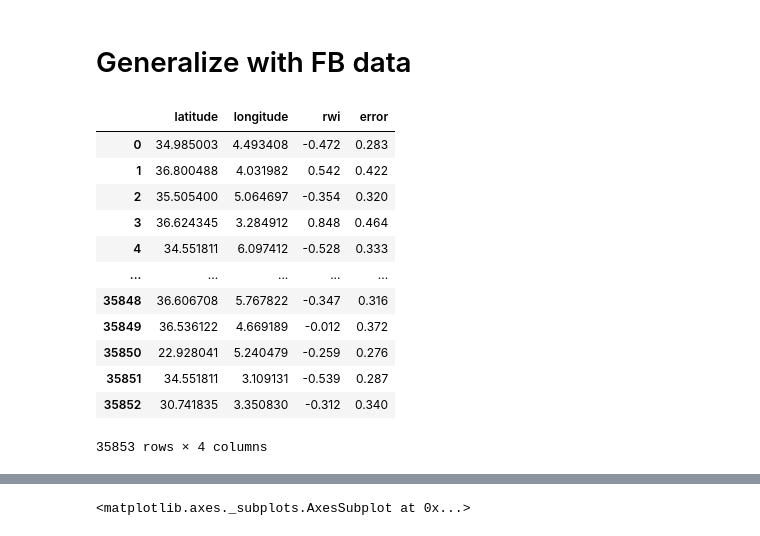
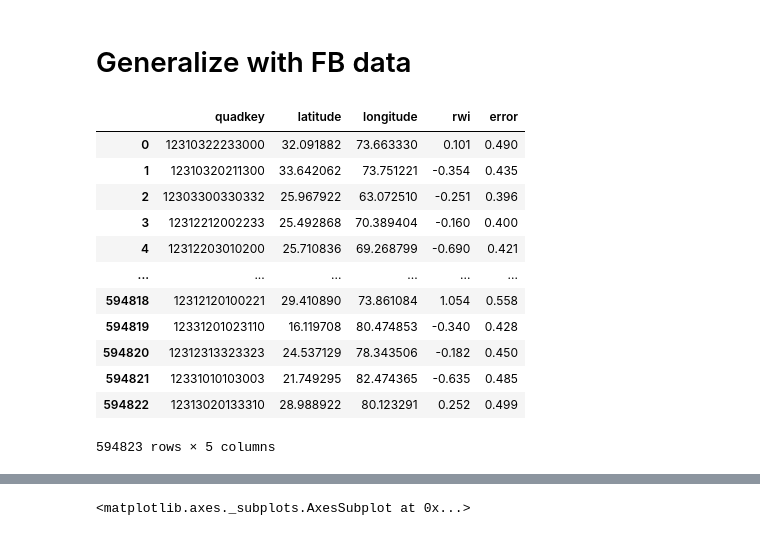
Before and after one commit to rosemaryturtle/FB-BingTiles, a Jupyter notebook: BingTiles.ipynb, the cells around one changed output, grey strips where cells are left out. Cells and saved outputs as stored; diff of their text form; code cells hidden in the pictures.

```diff
--- a/BingTiles.ipynb
+++ b/BingTiles.ipynb
@@ -128,19 +115,20 @@ POLYGON ((-51.467697 -180, -51.481383 -180, -51.481383 -179.978027, -51.467697 -
 # %% [markdown]
 # Generalize with FB data
 # %%
-fb_windex = pd.read_csv('dza_relative_wealth_index.csv')
+fb_windex = pd.read_csv('IND_PAK_relative_wealth_index.csv')
 fb_windex
+# change file to the one with quadkeys
 # %% [output]
-|  | latitude | longitude | rwi | error |
-| 0 | 34.985003 | 4.493408 | -0.472 | 0.283 |
-| 1 | 36.800488 | 4.031982 | 0.542 | 0.422 |
-| 2 | 35.505400 | 5.064697 | -0.354 | 0.320 |
-| 3 | 36.624345 | 3.284912 | 0.848 | 0.464 |
-| 4 | 34.551811 | 6.097412 | -0.528 | 0.333 |
-| ... | ... | ... | ... | ... |
-| 35848 | 36.606708 | 5.767822 | -0.347 | 0.316 |
-| 35849 | 36.536122 | 4.669189 | -0.012 | 0.372 |
-| 35850 | 22.928041 | 5.240479 | -0.259 | 0.276 |
-| 35851 | 34.551811 | 3.109131 | -0.539 | 0.287 |
-| 35852 | 30.741835 | 3.350830 | -0.312 | 0.340 |
+|  | quadkey | latitude | longitude | rwi | error |
+| 0 | 12310322233000 | 32.091882 | 73.663330 | 0.101 | 0.490 |
+| 1 | 12310320211300 | 33.642062 | 73.751221 | -0.354 | 0.435 |
+| 2 | 12303300330332 | 25.967922 | 63.072510 | -0.251 | 0.396 |
+| 3 | 12312212002233 | 25.492868 | 70.389404 | -0.160 | 0.400 |
+| 4 | 12312203010200 | 25.710836 | 69.268799 | -0.690 | 0.421 |
+| ... | ... | ... | ... | ... | ... |
+| 594818 | 12312120100221 | 29.410890 | 73.861084 | 1.054 | 0.558 |
+| 594819 | 12331201023110 | 16.119708 | 80.474853 | -0.340 | 0.428 |
+| 594820 | 12312313323323 | 24.537129 | 78.343506 | -0.182 | 0.450 |
+| 594821 | 12331010103003 | 21.749295 | 82.474365 | -0.635 | 0.485 |
+| 594822 | 12313020133310 | 28.988922 | 80.123291 | 0.252 | 0.499 |
-35853 rows × 4 columns
+594823 rows × 5 columns
```
Also changed, not shown: parts of 22 cells of this notebook, 2 other files.
